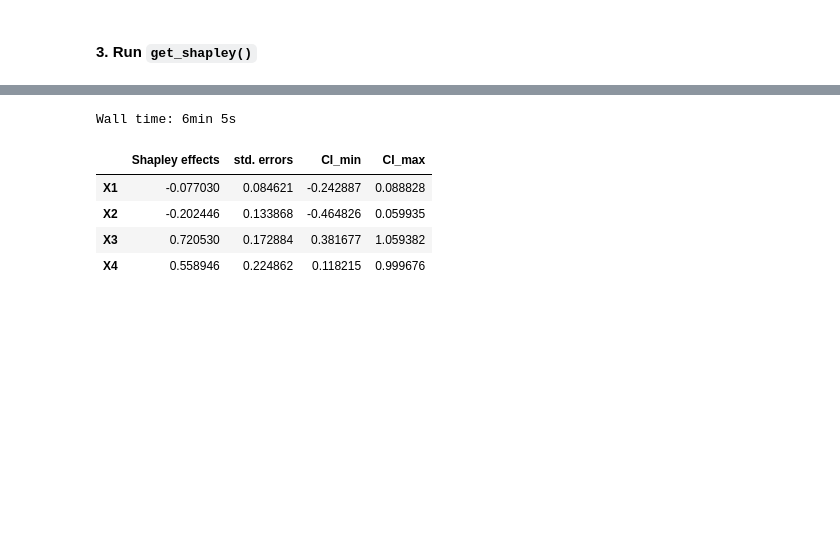
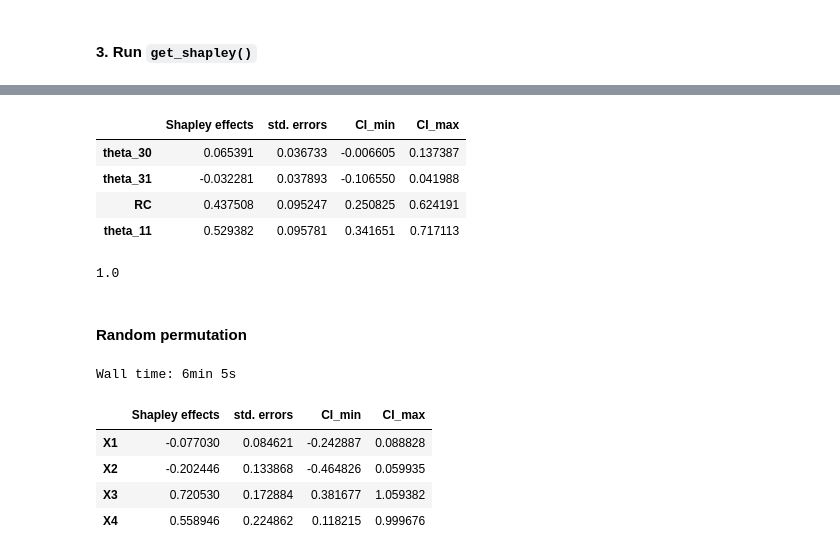
Before and after one commit to bhmueller/thesis, a Jupyter notebook: distribution_structural_parameter_estimates.ipynb, the cells around one changed output, grey strips where cells are left out. Cells and saved outputs as stored; diff of their text form; code cells hidden in the pictures; blank space fills up the shorter version.

Commit message:
Run get_shapley() for exact permutation. Result: Shapley effects are more realistic now (positive or, if negative, close to zero).

```diff
--- a/distribution_structural_parameter_estimates.ipynb
+++ b/distribution_structural_parameter_estimates.ipynb
@@ -352,9 +353,13 @@ Wall time: 0 ns
 #### 2. Set parameters for `get_shapley()`
 # %%
 n_inputs = 4
-method = 'random'
+method = 'exact'
 np.random.seed(1234)
-n_perms = 10
+
+if method == 'exact':
+    n_perms = None
+elif method == 'random':
+    n_perms = 10
 n_output = 10**2
 n_outer = 10
 n_inner = 3
@@ -376,0 +387,3 @@ print('', time, 'hours', '\n', time * 60, 'minutes')
+# %%
+%%time
+exact_shapley = get_shapley(method, rust_model, x_all, x_cond, n_perms, n_inputs, n_output, n_outer, n_inner)
@@ -377,3 +392,19 @@ print('', time, 'hours', '\n', time * 60, 'minutes')
+# %%
+shapley_effects_exact = exact_shapley.copy()
+shapley_effects_exact.rename(index={'X1': 'theta_30', 'X2': 'theta_31', 'X3': 'RC', 'X4': 'theta_11'}, inplace=True)
+shapley_effects_exact
+# %% [output]
+|  | Shapley effects | std. errors | CI_min | CI_max |
+| theta_30 | 0.065391 | 0.036733 | -0.006605 | 0.137387 |
+| theta_31 | -0.032281 | 0.037893 | -0.106550 | 0.041988 |
+| RC | 0.437508 | 0.095247 | 0.250825 | 0.624191 |
+| theta_11 | 0.529382 | 0.095781 | 0.341651 | 0.717113 |
+# %%
+shapley_effects_exact['Shapley effects'].sum()
+# %% [output]
+1.0
+# %% [markdown]
+#### Random permutation
 # %%
 %%time
 random_shapley = get_shapley(method, rust_model, x_all, x_cond, n_perms, n_inputs, n_output, n_outer, n_inner)
```
Also changed, not shown: parts of 14 cells of this notebook.
